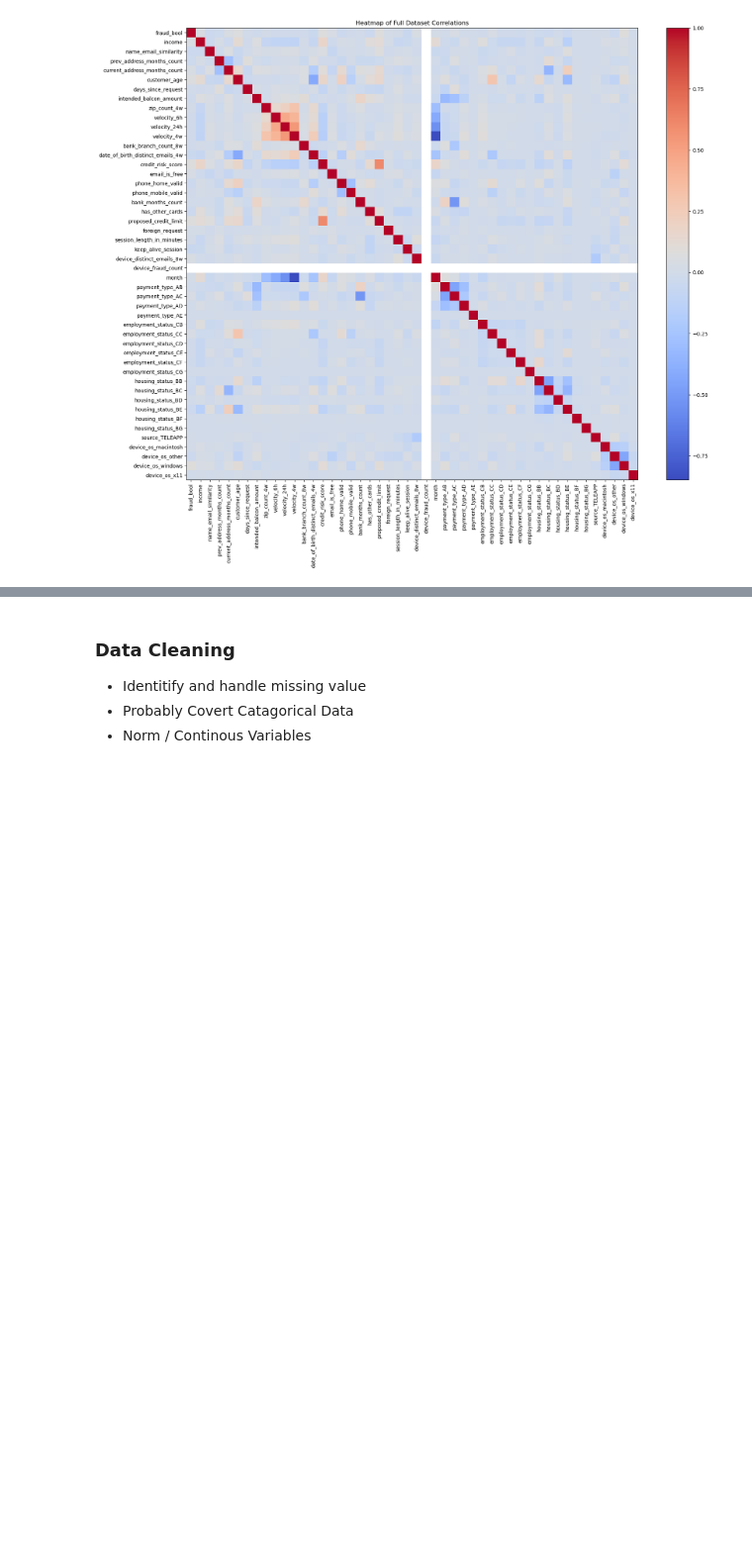
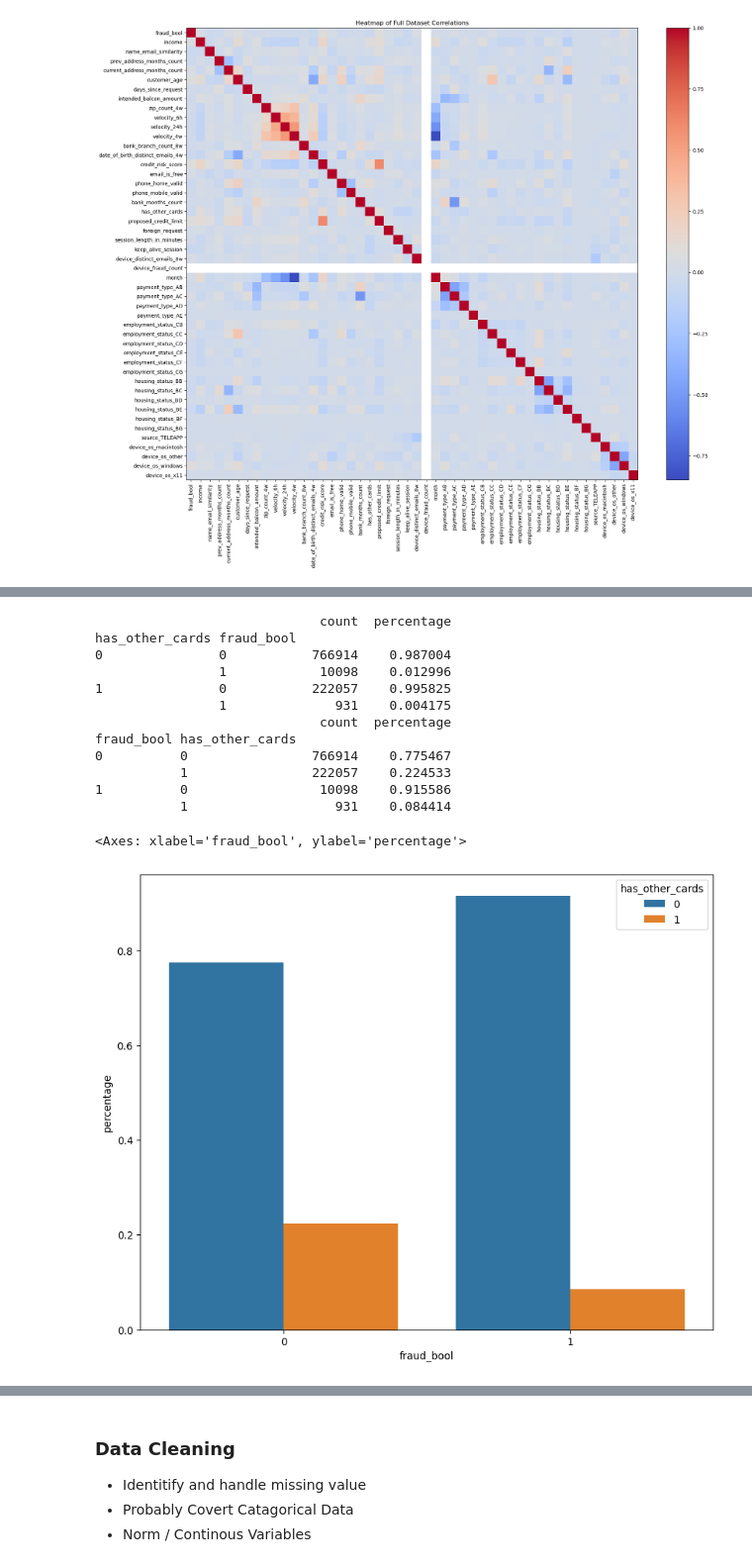
Before and after one commit to jwickham1023/DSCI445-Final-Project, a Jupyter notebook: proj.ipynb, the cells around one changed output, grey strips where cells are left out. Shown: that part at 99% size. Saved outputs shown, nothing was run; the diff lists cells and outputs as text; code cells hidden in the pictures; blank space fills up the shorter version.

```diff
--- a/proj.ipynb
+++ b/proj.ipynb
@@ -191,0 +471,30 @@ plt.show()
+# %%
+has_other_cards_counts = pd.DataFrame(data.groupby(data['has_other_cards'])['fraud_bool'].value_counts())
+has_other_cards_counts['percentage'] = has_other_cards_counts.groupby(['has_other_cards', 'fraud_bool']).transform(
+    lambda x: x / has_other_cards_counts.groupby('has_other_cards').sum()['count'])
+
+print(has_other_cards_counts)
+
+has_other_cards_counts_2 = pd.DataFrame(data.groupby(data['fraud_bool'])['has_other_cards'].value_counts())
+has_other_cards_counts_2['percentage'] = has_other_cards_counts_2.groupby(['fraud_bool', 'has_other_cards']).transform(
+    lambda x: x / has_other_cards_counts_2.groupby('fraud_bool').sum()['count'])
+
+print(has_other_cards_counts_2)
+
+plt.figure(figsize=(10, 8))
+sns.barplot(x="fraud_bool", y="percentage", hue="has_other_cards", data=has_other_cards_counts_2)
+# %% [output]
+                             count  percentage
+has_other_cards fraud_bool
+0               0           766914    0.987004
+                1            10098    0.012996
+1               0           222057    0.995825
+                1              931    0.004175
+                             count  percentage
+fraud_bool has_other_cards
+0          0                766914    0.775467
+           1                222057    0.224533
+1          0                 10098    0.915586
+           1                   931    0.084414
+<Axes: xlabel='fraud_bool', ylabel='percentage'>
+[figure, added]
```
Also changed, not shown: parts of 16 cells of this notebook.
